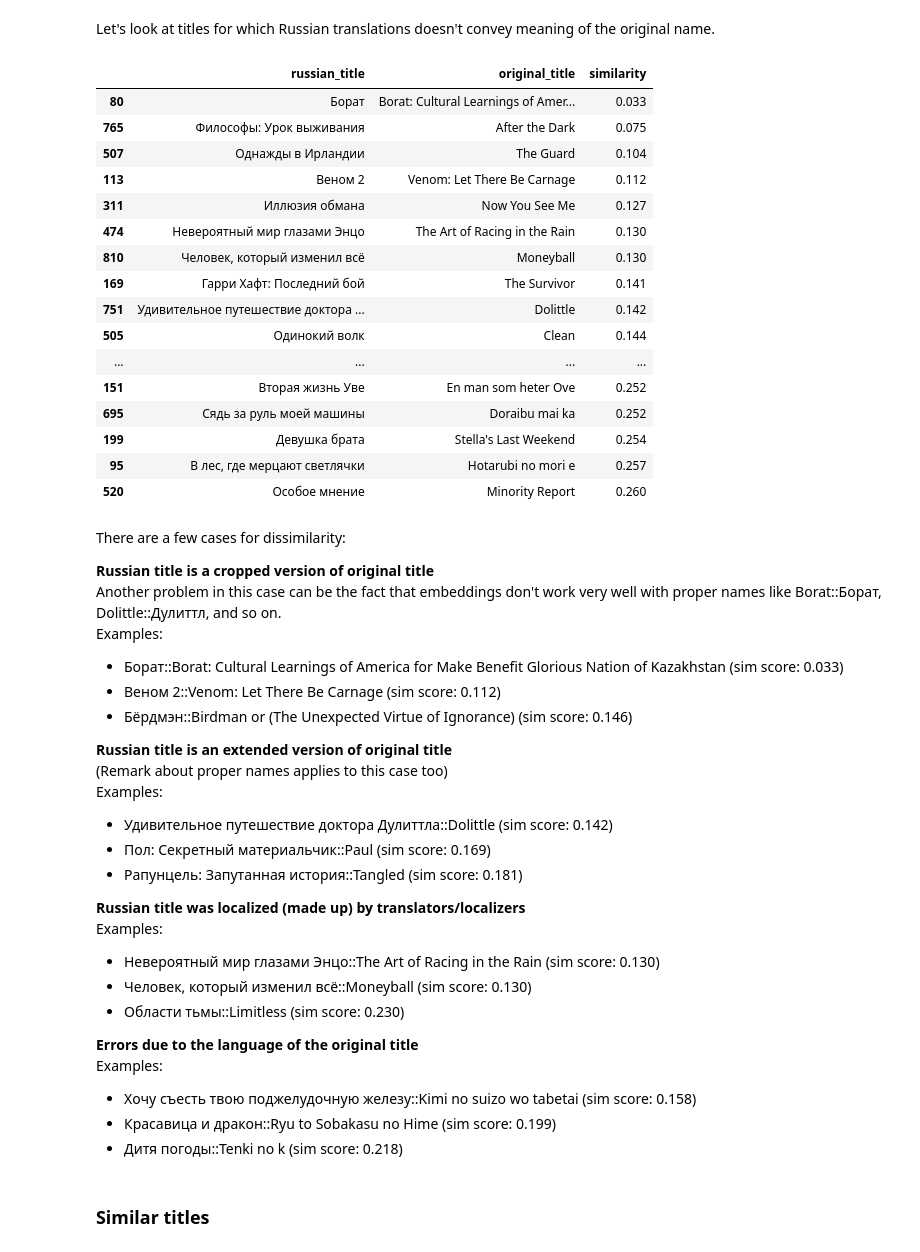
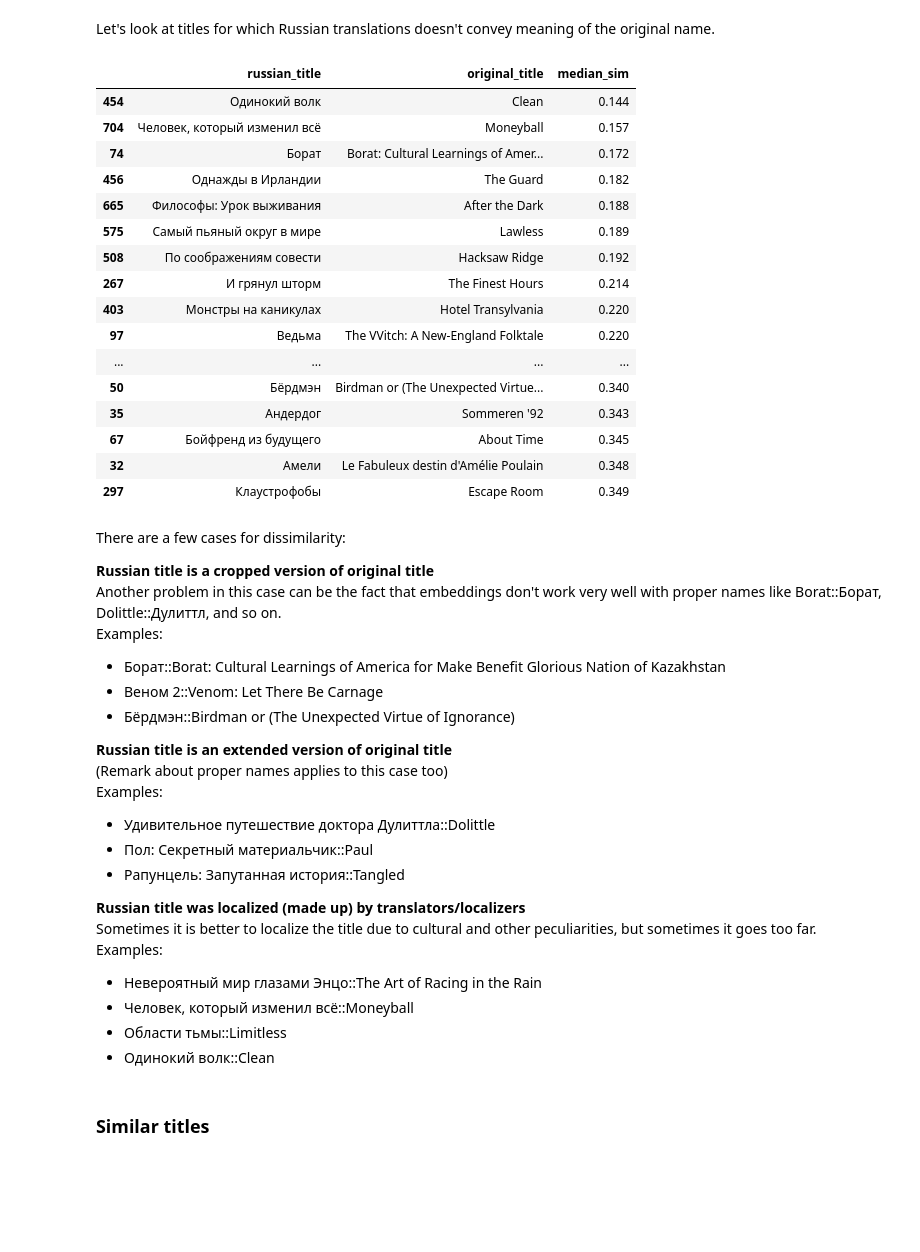
Before and after one commit to Extremesarova/shows_analysis, a Jupyter notebook: analysis/movie_title_translation.ipynb, the cells around one changed output. Drawn from its saved outputs; the diff is of its cells as text; code cells hidden in the pictures; blank space fills up the shorter version.

```diff
--- a/analysis/movie_title_translation.ipynb
+++ b/analysis/movie_title_translation.ipynb
@@ -32,4 +60,4 @@ From the whole dataset with information about films we'll just read the next col
 # %%
-movie_df = pd.read_parquet("../data/movies.parquet", columns=["id", "russian_title", "original_title"])
+movie_df = pd.read_parquet("../data/movie_titles.parquet")
 movie_df.shape
 # %% [output]
@@ -140,3 +168,6 @@ There are no duplicates in the dataset - nothing to do here
+# %%
+movie_df.drop_duplicates(inplace=True)
+assert movie_df.drop_duplicates().shape == movie_df.shape
 # %% [markdown]
 ### Checking for missing values
 # %%
@@ -325,10 +355,10 @@ LaBSE
 They seem to work fine, but their results vary. So what if we calculate average similarity between all the models.
 Can this approach give us better overall performance?
 # %%
-similarity_df.drop("similarity", axis=1, inplace=True, errors='ignore')
+similarity_df.drop("similarity", axis=1, inplace=True, errors="ignore")
 for model_name, similarity_col in similarities.items():
     similarity_df[model_name] = similarity_col
 
-similarity_df["avg_sim"] = similarity_df[similarities.keys()].mean(axis=1)
+similarity_df.insert(2, "median_sim", similarity_df[similarities.keys()].median(axis=1))
 # %%
 with pd.option_context("display.max_rows", None, "display.max_columns", None):
@@ -377,3 +404,0 @@ with pd.option_context("display.max_rows", None, "display.max_columns", None):
-# %%
-similarity_df = get_similarity_dataframe(model, russian_titles, original_titles)
-similarity_df.head()
@@ -392,53 +410,49 @@ similarity_df.head()
 Let's look at titles for which Russian translations doesn't convey meaning of the original name.
 # %%
 with pd.option_context("display.max_rows", None, "display.max_columns", None):
-    display(similarity_df.sort_values(by="similarity", ascending=True).iloc[:50])
+    display(similarity_df.iloc[:, :3].sort_values(by="median_sim", ascending=True).iloc[:50])
 # %% [output]
-|  | russian_title | original_title | similarity |
-| 80 | Борат | Borat: Cultural Learnings of Amer... | 0.033 |
-| 765 | Философы: Урок выживания | After the Dark | 0.075 |
-| 507 | Однажды в Ирландии | The Guard | 0.104 |
-| 113 | Веном 2 | Venom: Let There Be Carnage | 0.112 |
-| 311 | Иллюзия обмана | Now You See Me | 0.127 |
-| 474 | Невероятный мир глазами Энцо | The Art of Racing in the Rain | 0.130 |
-| 810 | Человек, который изменил всё | Moneyball | 0.130 |
-| 169 | Гарри Хафт: Последний бой | The Survivor | 0.141 |
-| 751 | Удивительное путешествие доктора ... | Dolittle | 0.142 |
-| 505 | Одинокий волк | Clean | 0.144 |
+|  | russian_title | original_title | median_sim |
+| 454 | Одинокий волк | Clean | 0.144 |
+| 704 | Человек, который изменил всё | Moneyball | 0.157 |
+| 74 | Борат | Borat: Cultural Learnings of Amer... | 0.172 |
+| 456 | Однажды в Ирландии | The Guard | 0.182 |
+| 665 | Философы: Урок выживания | After the Dark | 0.188 |
+| 575 | Самый пьяный округ в мире | Lawless | 0.189 |
+| 508 | По соображениям совести | Hacksaw Ridge | 0.192 |
+| 267 | И грянул шторм | The Finest Hours | 0.214 |
+| 403 | Монстры на каникулах | Hotel Transylvania | 0.220 |
+| 97 | Ведьма | The VVitch: A New-England Folktale | 0.220 |
 | ... | ... | ... | ... |
-| 151 | Вторая жизнь Уве | En man som heter Ove | 0.252 |
-| 695 | Сядь за руль моей машины | Doraibu mai ka | 0.252 |
-| 199 | Девушка брата | Stella's Last Weekend | 0.254 |
-| 95 | В лес, где мерцают светлячки | Hotarubi no mori e | 0.257 |
-| 520 | Особое мнение | Minority Report | 0.260 |
+| 50 | Бёрдмэн | Birdman or (The Unexpected Virtue... | 0.340 |
+| 35 | Андердог | Sommeren '92 | 0.343 |
+| 67 | Бойфренд из будущего | About Time | 0.345 |
+| 32 | Амели | Le Fabuleux destin d'Amélie Poulain | 0.348 |
+| 297 | Клаустрофобы | Escape Room | 0.349 |
 # %% [markdown]
 There are a few cases for dissimilarity:
 
 **Russian title is a cropped version of original title**
 Another problem in this case can be the fact that embeddings don't work very well with proper names like Borat::Борат, Dolittle::Дулиттл, and so on.
 Examples:
-* Борат::Borat: Cultural Learnings of America for Make Benefit Glorious Nation of Kazakhstan (sim score: 0.033)
-* Веном 2::Venom: Let There Be Carnage (sim score: 0.112)
-* Бёрдмэн::Birdman or (The Unexpected Virtue of Ignorance) (sim score: 0.146)
+* Борат::Borat: Cultural Learnings of America for Make Benefit Glorious Nation of Kazakhstan
+* Веном 2::Venom: Let There Be Carnage
+* Бёрдмэн::Birdman or (The Unexpected Virtue of Ignorance)
 
 **Russian title is an extended version of original title**
 (Remark about proper names applies to this case too)
 Examples:
-* Удивительное путешествие доктора Дулиттла::Dolittle (sim score: 0.142)
-* Пол: Секретный материальчик::Paul (sim score: 0.169)
-* Рапунцель: Запутанная история::Tangled (sim score: 0.181)
+* Удивительное путешествие доктора Дулиттла::Dolittle
+* Пол: Секретный материальчик::Paul
+* Рапунцель: Запутанная история::Tangled
 
 **Russian title was localized (made up) by translators/localizers**
+Sometimes it is better to localize the title due to cultural and other peculiarities, but sometimes it goes too far.
 Examples:
-* Невероятный мир глазами Энцо::The Art of Racing in the Rain (sim score: 0.130)
-* Человек, который изменил всё::Moneyball (sim score: 0.130)
-* Области тьмы::Limitless (sim score: 0.230)
-
-**Errors due to the language of the original title**
-Examples:
-* Хочу съесть твою поджелудочную железу::Kimi no suizo wo tabetai (sim score: 0.158)
-* Красавица и дракон::Ryu to Sobakasu no Hime (sim score: 0.199)
-* Дитя погоды::Tenki no k (sim score: 0.218)
+* Невероятный мир глазами Энцо::The Art of Racing in the Rain
+* Человек, который изменил всё::Moneyball
+* Области тьмы::Limitless
+* Одинокий волк::Clean
 # %% [markdown]
 ### Similar titles
 # %%
```
Also changed, not shown: parts of 27 cells of this notebook.
